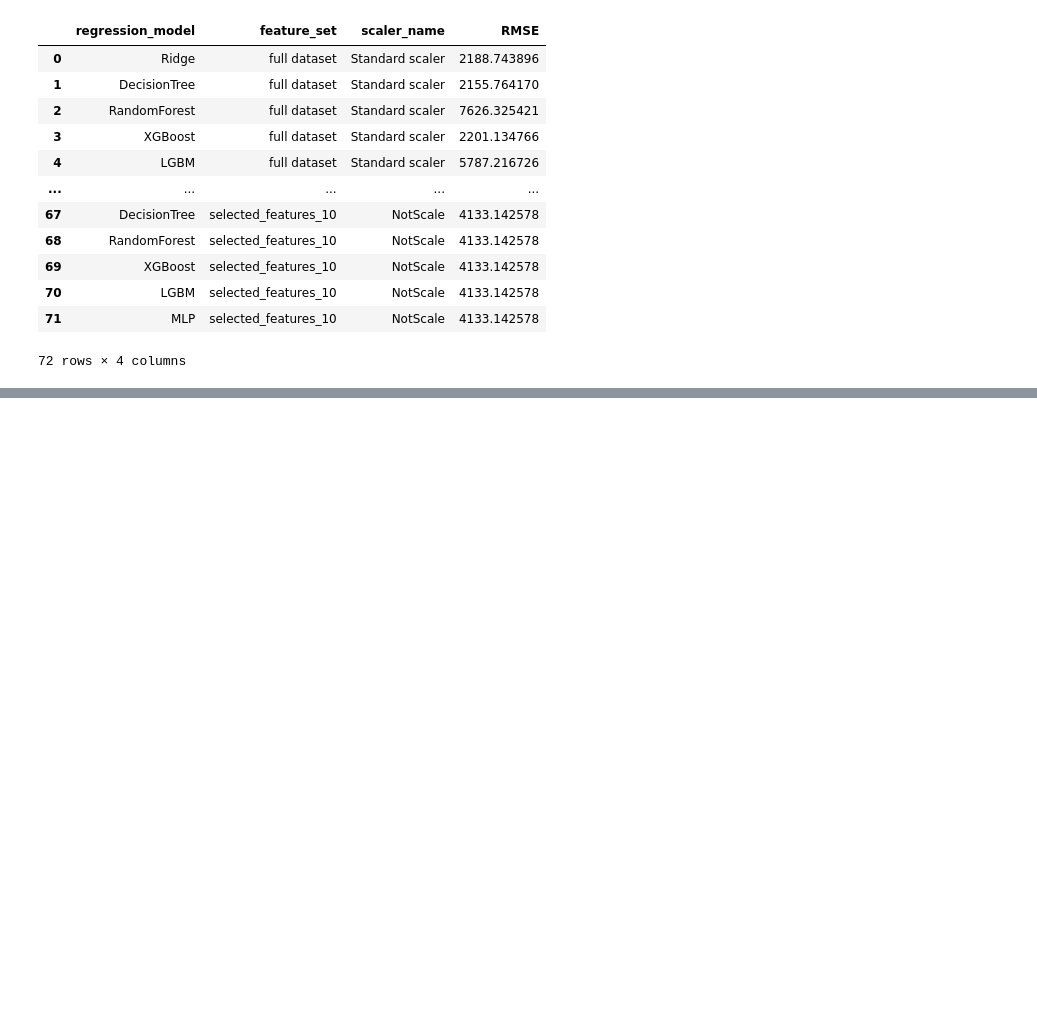
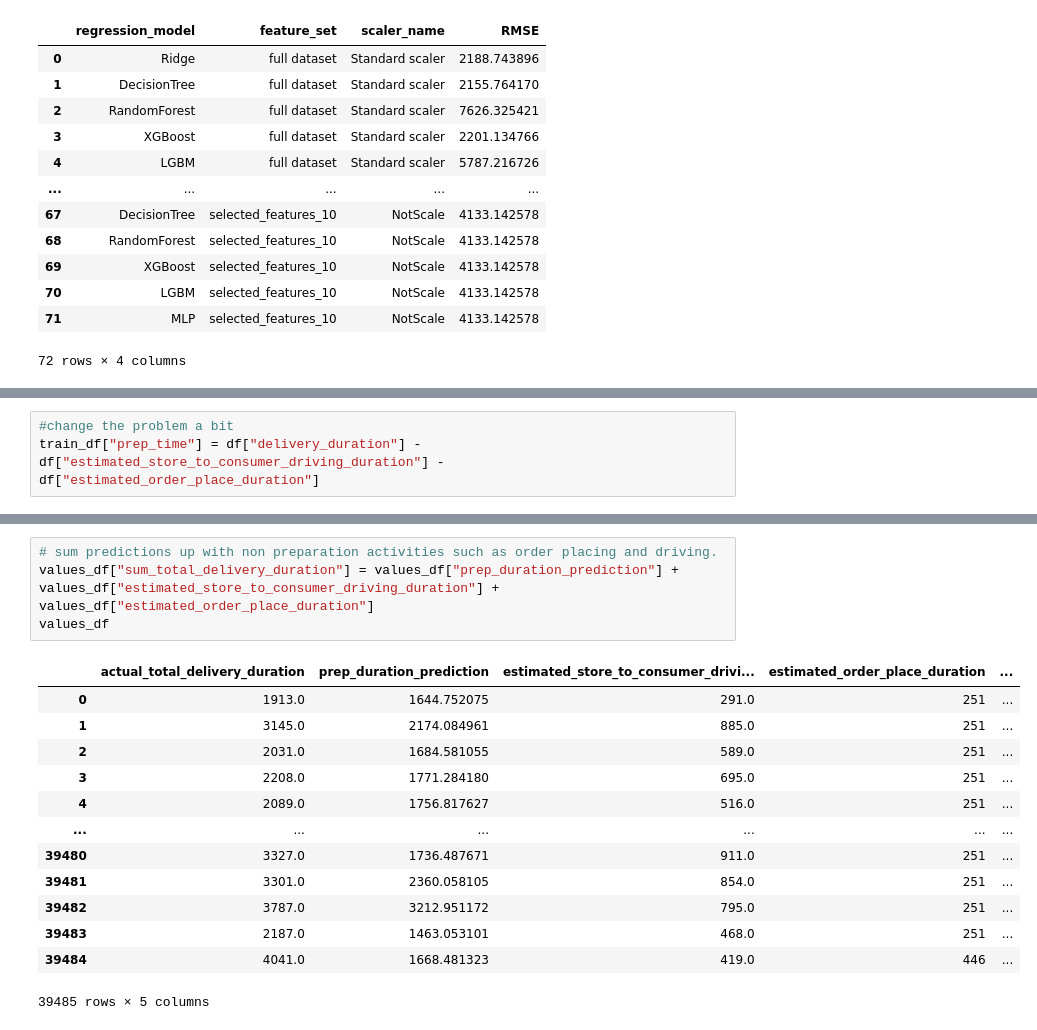
Before and after one commit to abir171915/DoorDash-delivery-time-prediction-, a Jupyter notebook: fulleda.ipynb, the cells around one changed output, grey strips where cells are left out. Saved outputs shown, nothing was run; the diff lists cells and outputs as text; blank space fills up the shorter version.

```diff
--- a/fulleda.ipynb
+++ b/fulleda.ipynb
@@ -967,0 +987,3 @@ pred_df
+# %%
+#change the problem a bit
+train_df["prep_time"] = df["delivery_duration"] - df["estimated_store_to_consumer_driving_duration"] - df["estimated_order_place_duration"]
@@ -967,0 +1126,18 @@ pred_df
+# %%
+# sum predictions up with non preparation activities such as order placing and driving.
+values_df["sum_total_delivery_duration"] = values_df["prep_duration_prediction"] + values_df["estimated_store_to_consumer_driving_duration"] + values_df["estimated_order_place_duration"]
+values_df
+# %% [output]
+|  | actual_total_delivery_duration | prep_duration_prediction | estimated_store_to_consumer_drivi... | estimated_order_place_duration | ... |
+| 0 | 1913.0 | 1644.752075 | 291.0 | 251 | ... |
+| 1 | 3145.0 | 2174.084961 | 885.0 | 251 | ... |
+| 2 | 2031.0 | 1684.581055 | 589.0 | 251 | ... |
+| 3 | 2208.0 | 1771.284180 | 695.0 | 251 | ... |
+| 4 | 2089.0 | 1756.817627 | 516.0 | 251 | ... |
+| ... | ... | ... | ... | ... | ... |
+| 39480 | 3327.0 | 1736.487671 | 911.0 | 251 | ... |
+| 39481 | 3301.0 | 2360.058105 | 854.0 | 251 | ... |
+| 39482 | 3787.0 | 3212.951172 | 795.0 | 251 | ... |
+| 39483 | 2187.0 | 1463.053101 | 468.0 | 251 | ... |
+| 39484 | 4041.0 | 1668.481323 | 419.0 | 446 | ... |
+39485 rows × 5 columns
```
Also changed, not shown: parts of 13 cells of this notebook.
